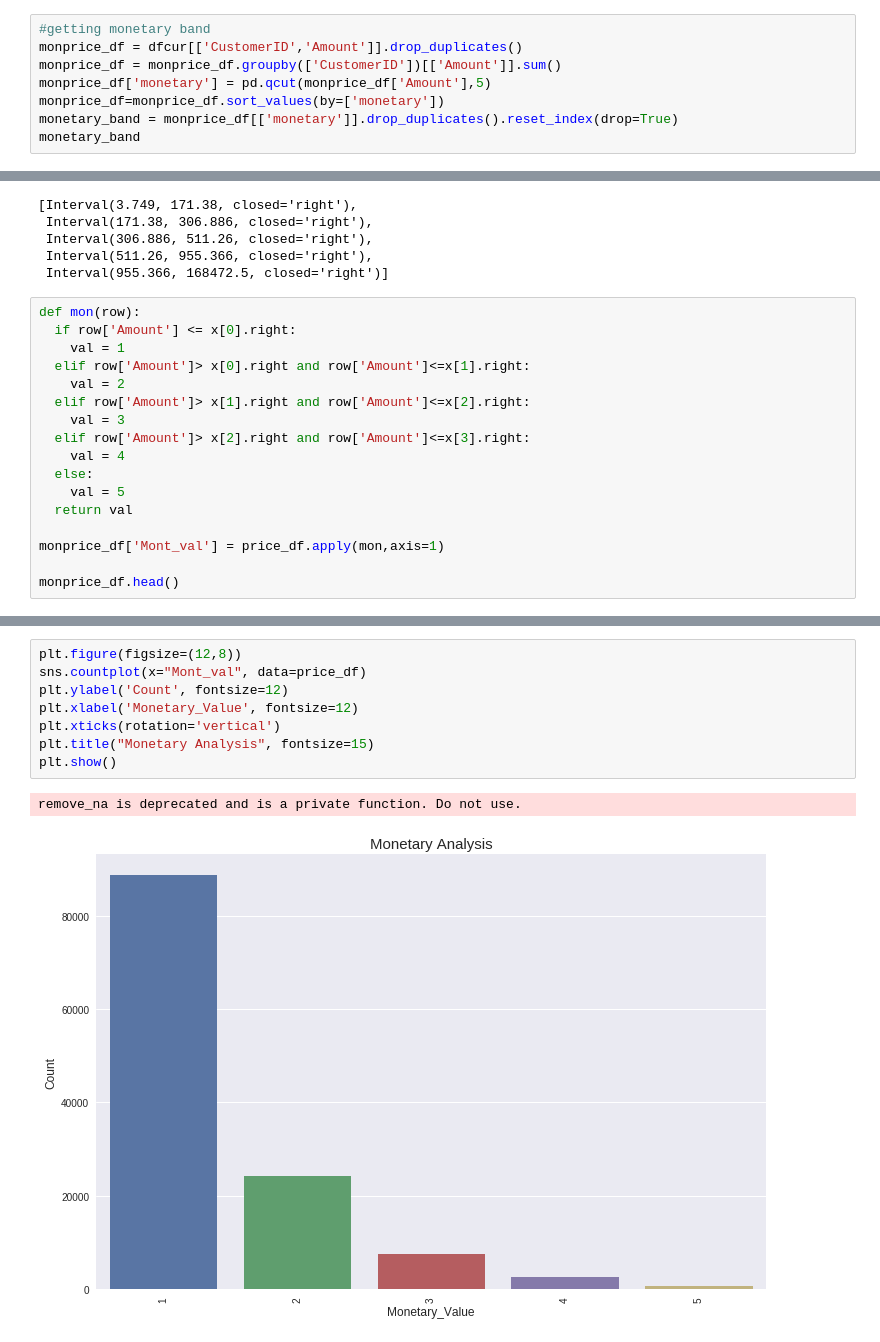
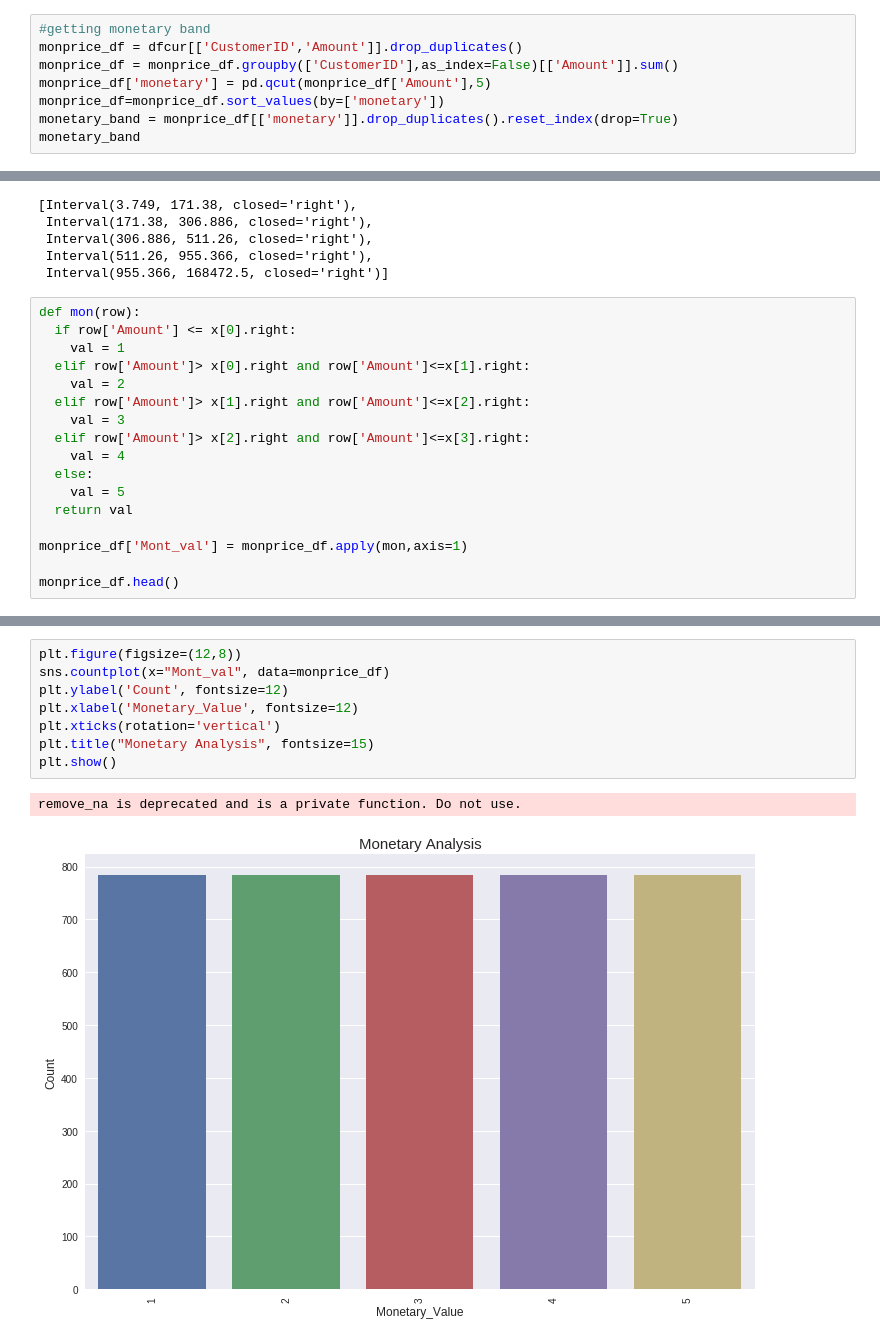
Before and after one commit to PriyadharshanSaba/OnlineRetailSales-RMFmodel, a Jupyter notebook: online_retail.ipynb, the cells around one changed output, grey strips where cells are left out. Drawn from its saved outputs; the diff is of its cells as text.

```diff
--- a/online_retail.ipynb
+++ b/online_retail.ipynb
@@ -292,7 +302,7 @@ print("\tMonetary Analysis Countrywise\n",monetary_df_countries.groupby('Country
 # %%
 #getting monetary band
 monprice_df = dfcur[['CustomerID','Amount']].drop_duplicates()
-monprice_df = monprice_df.groupby(['CustomerID'])[['Amount']].sum()
+monprice_df = monprice_df.groupby(['CustomerID'],as_index=False)[['Amount']].sum()
 monprice_df['monetary'] = pd.qcut(monprice_df['Amount'],5)
 monprice_df=monprice_df.sort_values(by=['monetary'])
 monetary_band = monprice_df[['monetary']].drop_duplicates().reset_index(drop=True)
@@ -327,7 +337,7 @@ def mon(row):
     val = 5
   return val
 
-monprice_df['Mont_val'] = price_df.apply(mon,axis=1)
+monprice_df['Mont_val'] = monprice_df.apply(mon,axis=1)
 
 monprice_df.head()
 # %% [output]
@@ -341,12 +350,12 @@ monprice_df.head()
 # %%
 plt.figure(figsize=(12,8))
-sns.countplot(x="Mont_val", data=price_df)
+sns.countplot(x="Mont_val", data=monprice_df)
 plt.ylabel('Count', fontsize=12)
 plt.xlabel('Monetary_Value', fontsize=12)
 plt.xticks(rotation='vertical')
 plt.title("Monetary Analysis", fontsize=15)
 plt.show()
 # %% [output]
 remove_na is deprecated and is a private function. Do not use.
-[figure, old version]
+[figure, new version]
 # %%
```
Also changed, not shown: parts of 33 cells of this notebook, 1 other file.
